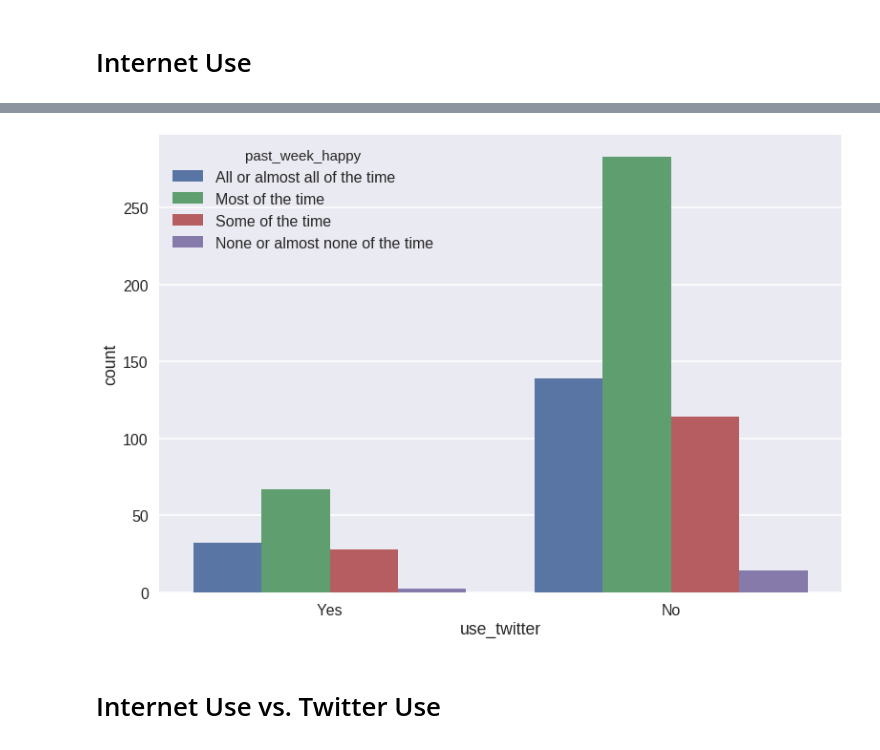
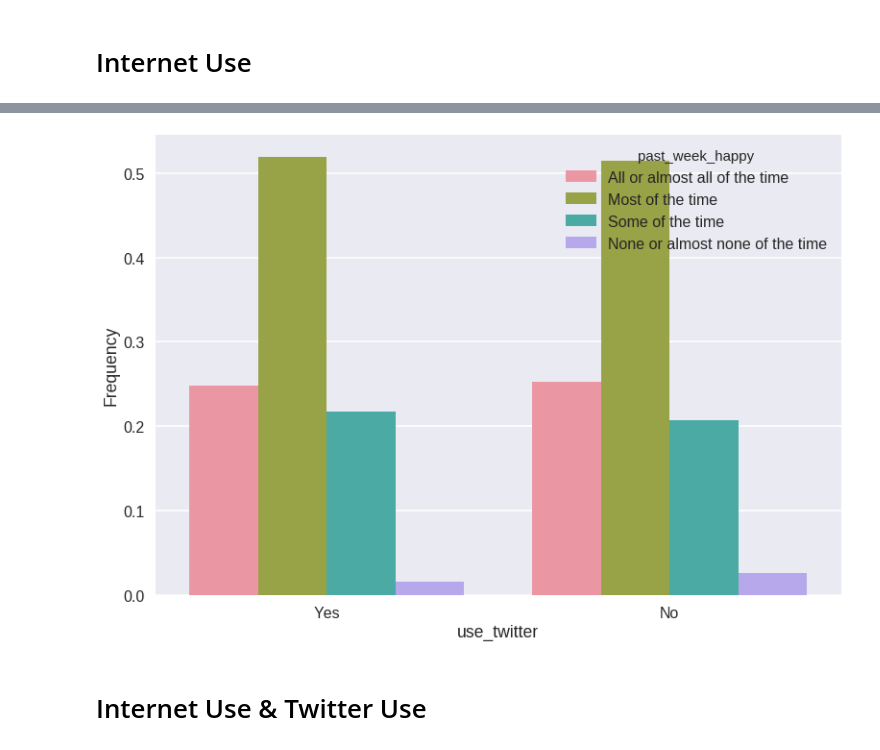
Before and after one commit to ContextLab/storytelling-with-data, a Jupyter notebook: data-stories/happiness/internet-use.ipynb, the cells around one changed output, grey strips where cells are left out. Drawn from its saved outputs; the diff is of its cells as text; code cells hidden in the pictures.

Commit message:
most recent versions of notebooks

```diff
--- a/data-stories/happiness/internet-use.ipynb
+++ b/data-stories/happiness/internet-use.ipynb
@@ -56,6 +100,8 @@ sns.plt.show()
 for p in ['Very happy', 'Pretty happy', 'Not too happy']:
     sns.distplot(data[data['general_happy'] == p]['internet_per_week'].dropna(), bins = 30, label = p)
 sns.plt.legend()
+flatui = ["#5DA05E", "#FFC300", "#C70039"]
+sns.set_palette(flatui)
 sns.plt.show()
 
 sns.violinplot(data = data, x = 'general_happy', y = 'internet_per_week',
@@ -69,5 +115,8 @@ sns.plt.show()
 
 sns.barplot(data = data, x = 'general_happy', y = 'internet_per_week',
             order = ['Very happy', 'Pretty happy', 'Not too happy'])
+
+flatui = ["#5DA05E", "#FFC300", "#C70039"]
+sns.set_palette(flatui)
 sns.plt.show()
 # %% [output]
@@ -101,8 +150,13 @@ sns.plt.show()
 # %%
 # Plot general happiness by Twitter use:
 
-sns.countplot(data = data, x = 'use_twitter', hue = 'general_happy',
-              order = ['Yes', 'No'],
-              hue_order = ['Very happy', 'Pretty happy', 'Not too happy'])
-sns.plt.show()
+data = data
+x_axis = 'use_twitter'
+hue = 'general_happy'
+x_axis_order = ['Yes', 'No']
+hue_order = ['Very happy', 'Pretty happy', 'Not too happy']
+
+flatui = ["#5DA05E", "#FFC300", "#C70039"]
+sns.set_palette(flatui)
+freq_plot(data, x_axis, hue, x_axis_order, hue_order)
 # %% [output]
@@ -110,15 +164,18 @@ sns.plt.show()
 # %%
 # Plot weekly happiness by Twitter use:
 
-sns.countplot(data = data, x = 'use_twitter', hue = 'past_week_happy',
-              order = ['Yes', 'No'],
-              hue_order = ['All or almost all of the time', 'Most of the time', 'Some of the time',
-                       'None or almost none of the time'])
-sns.plt.show()
+data = data
+x_axis = 'use_twitter'
+hue = 'past_week_happy'
+x_axis_order = ['Yes', 'No']
+hue_order = ['All or almost all of the time', 'Most of the time', 'Some of the time',
+             'None or almost none of the time']
+
+freq_plot(data, x_axis, hue, x_axis_order, hue_order)
 # %% [output]
-[figure, old version]
+[figure, new version]
 # %% [markdown]
-# Internet Use vs. Twitter Use
+# Internet Use & Twitter Use
 # %%
 # Plot weekly internet use by weekly happiness:
 
```
Also changed, not shown: parts of 13 cells of this notebook, 1 other file.
